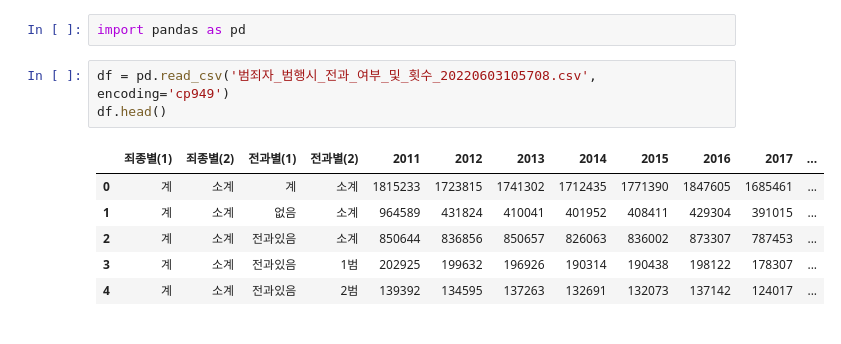
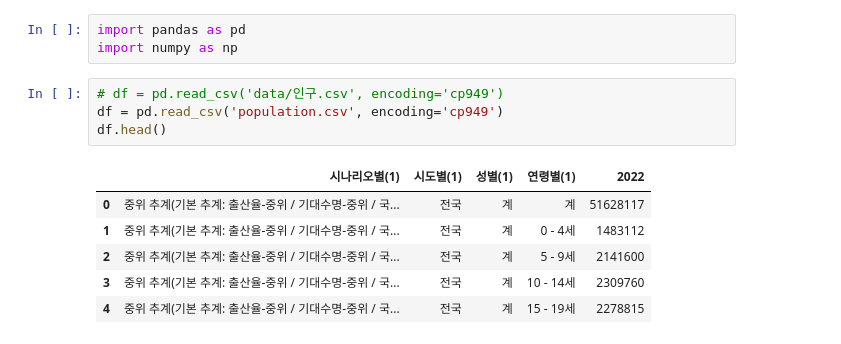
Before and after one commit to yeommss/Mini-Project, a Jupyter notebook: 4주차/test.ipynb, the cells around one changed output. Cells and saved outputs as stored; diff of their text form.

```diff
--- a/4주차/test.ipynb
+++ b/4주차/test.ipynb
@@ -1,12 +1,14 @@
 # %%
 import pandas as pd
+import numpy as np
 # %%
-df = pd.read_csv('범죄자_범행시_전과_여부_및_횟수_20220603105708.csv', encoding='cp949')
+# df = pd.read_csv('data/인구.csv', encoding='cp949')
+df = pd.read_csv('population.csv', encoding='cp949')
 df.head()
 # %% [output]
-|  | 죄종별(1) | 죄종별(2) | 전과별(1) | 전과별(2) | 2011 | 2012 | 2013 | 2014 | 2015 | 2016 | 2017 | ... |
-| 0 | 계 | 소계 | 계 | 소계 | 1815233 | 1723815 | 1741302 | 1712435 | 1771390 | 1847605 | 1685461 | ... |
-| 1 | 계 | 소계 | 없음 | 소계 | 964589 | 431824 | 410041 | 401952 | 408411 | 429304 | 391015 | ... |
-| 2 | 계 | 소계 | 전과있음 | 소계 | 850644 | 836856 | 850657 | 826063 | 836002 | 873307 | 787453 | ... |
-| 3 | 계 | 소계 | 전과있음 | 1범 | 202925 | 199632 | 196926 | 190314 | 190438 | 198122 | 178307 | ... |
-| 4 | 계 | 소계 | 전과있음 | 2범 | 139392 | 134595 | 137263 | 132691 | 132073 | 137142 | 124017 | ... |
+|  | 시나리오별(1) | 시도별(1) | 성별(1) | 연령별(1) | 2022 |
+| 0 | 중위 추계(기본 추계: 출산율-중위 / 기대수명-중위 / 국... | 전국 | 계 | 계 | 51628117 |
+| 1 | 중위 추계(기본 추계: 출산율-중위 / 기대수명-중위 / 국... | 전국 | 계 | 0 - 4세 | 1483112 |
+| 2 | 중위 추계(기본 추계: 출산율-중위 / 기대수명-중위 / 국... | 전국 | 계 | 5 - 9세 | 2141600 |
+| 3 | 중위 추계(기본 추계: 출산율-중위 / 기대수명-중위 / 국... | 전국 | 계 | 10 - 14세 | 2309760 |
+| 4 | 중위 추계(기본 추계: 출산율-중위 / 기대수명-중위 / 국... | 전국 | 계 | 15 - 19세 | 2278815 |
```
Also changed, not shown: parts of 18 cells of this notebook, 25 other files.
